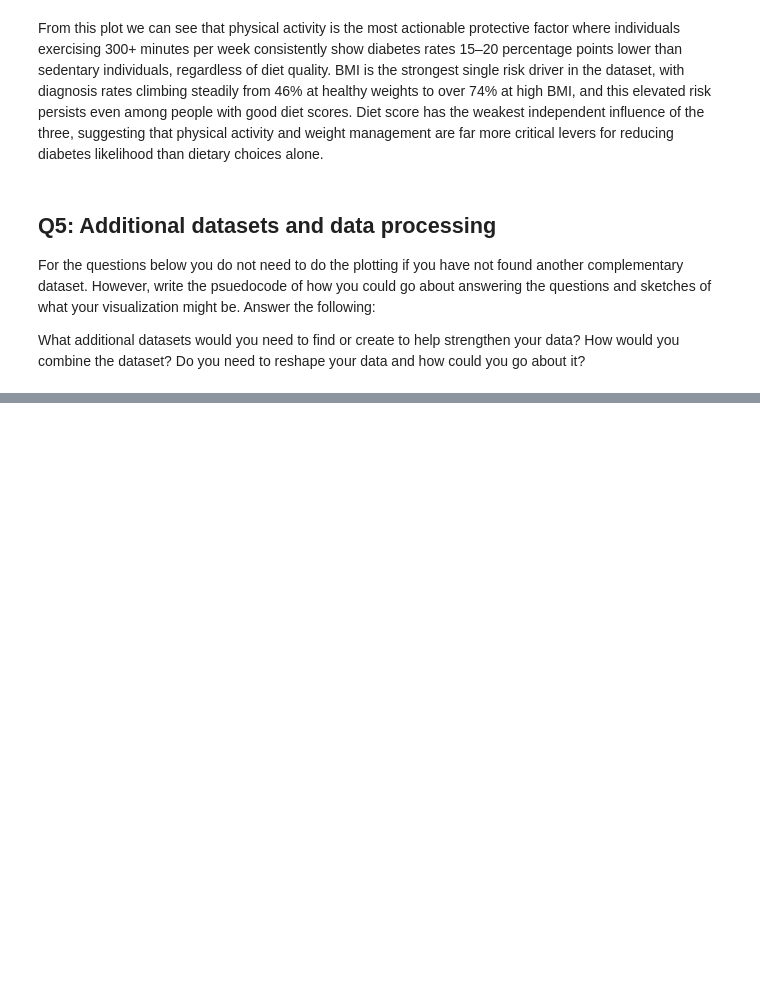
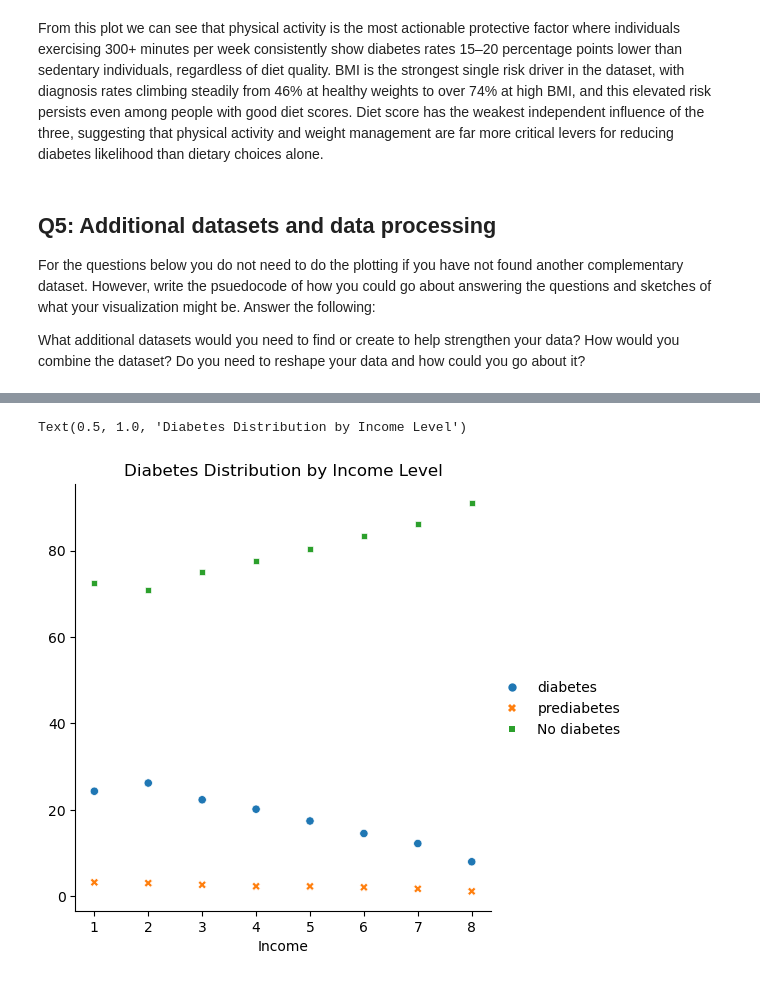
Before and after one commit to CS133-DataVisualization/term-project-group-9, a Jupyter notebook: Project Assignments/P2_categorical_interactive_transform.ipynb, the cells around one changed output, grey strips where cells are left out. Cells and saved outputs as stored; diff of their text form; code cells hidden in the pictures; blank space fills up the shorter version.

```diff
--- a/Project Assignments/P2_categorical_interactive_transform.ipynb
+++ b/Project Assignments/P2_categorical_interactive_transform.ipynb
@@ -297,2 +304,4 @@ Do you need to reshape your data and how could you go about it?
 # %%
 # Your code here . . .
+data2 = pd.read_csv('../diabetes_012_health_indicators_BRFSS2015.csv')
+data2.info()
@@ -298,0 +336,22 @@ Do you need to reshape your data and how could you go about it?
+# %%
+# Need to group data for mental health and diabetes
+# If I want to see income's relation to diabetes, i need the proportion of counted numbers to the total amount
+# Represents the percentage of people at this income bracket with 0,1,2
+#
+yes_diabetes = data2.groupby('Income')['Diabetes_012'].apply(lambda x: x[x==2].count() / len(x) *100)
+prediabetes = data2.groupby('Income')['Diabetes_012'].apply(lambda x: x[x==1].count() / len(x) *100)
+no_diabetes = data2.groupby('Income')['Diabetes_012'].apply(lambda x: x[x==0].count() / len(x) *100)
+
+diabetes_proportion = pd.DataFrame({"diabetes": yes_diabetes, 'prediabetes': prediabetes, 'No diabetes': no_diabetes})
+# diabetes_proportion
+# sns.catplot(data = data2, y ='Income', col = 'Diabetes_012', kind='count')
+# diabetes_sample = data2.groupby('Income')['Diabetes_012']
+# diabetes_sample
+sns.relplot(diabetes_proportion)
+plt.title("Diabetes Distribution by Income Level")
+
+
+# sns.catplot(data = diabetes_sample, x = 'MentHlth', kind = 'count')
+# %% [output]
+Text(0.5, 1.0, 'Diabetes Distribution by Income Level')
+[figure, added]
```
Also changed, not shown: parts of 13 cells of this notebook, 1 other file.
